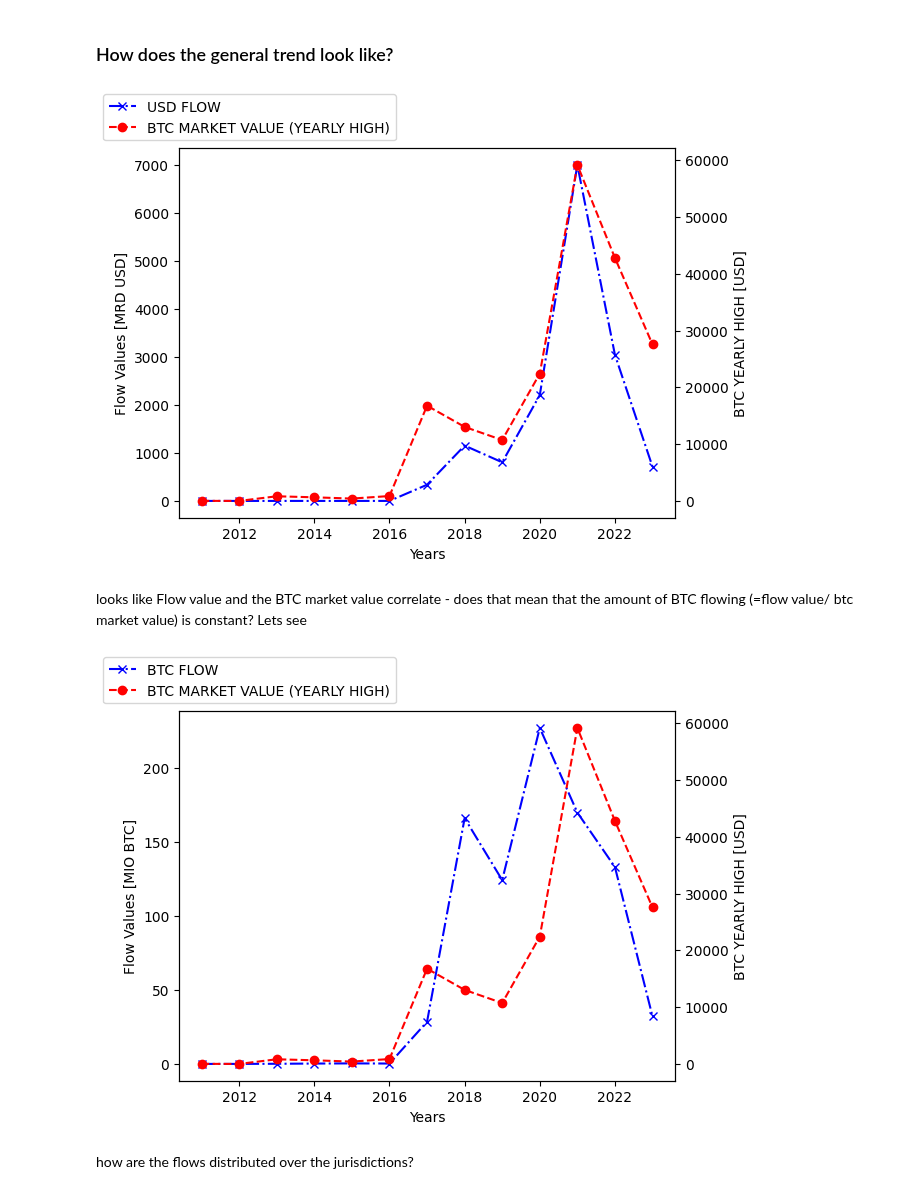
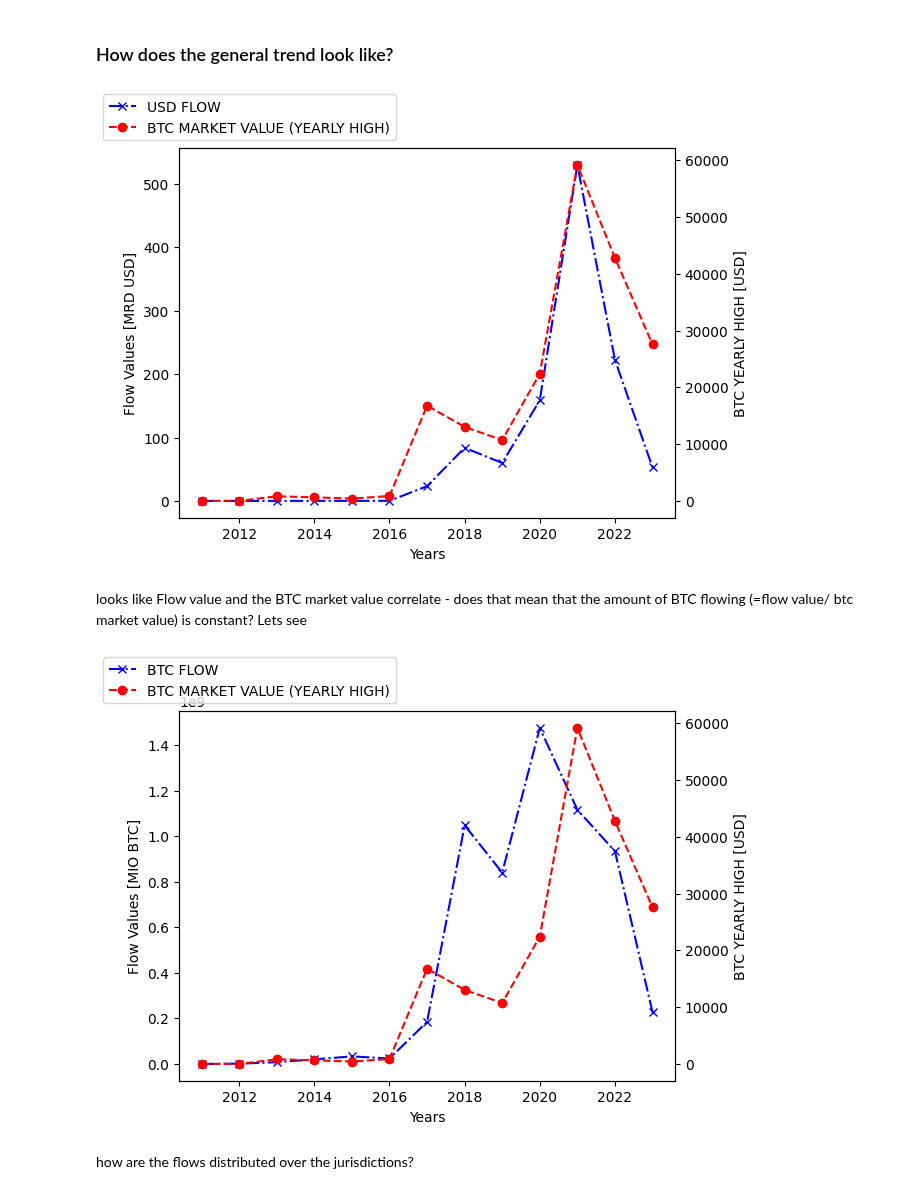
Before and after one commit to FlowDrucka64/MoneyFlow, a Jupyter notebook: data_exploration.ipynb, the cells around one changed output. Drawn from its saved outputs; the diff is of its cells as text; code cells hidden in the pictures.

Commit message:
Use source and destination amounts

```diff
--- a/data_exploration.ipynb
+++ b/data_exploration.ipynb
@@ -253,6 +253,8 @@ merged_df = merged_df.assign(src_jurisdictions=merged_df.src_jurisdictions.str.s
 merged_df = merged_df.assign(dst_jurisdictions=merged_df.dst_jurisdictions.str.split(','))
 # Create year column
 merged_df['year'] = merged_df.date.dt.year
+
+display(merged_df.tail())
 
 # Split up amounts by number of src and dst countries
 merged_df['src_value_asset'] = merged_df.apply(lambda row: row['value_asset'] / len(row['src_jurisdictions']) if row['src_jurisdictions'] is not None else row['value_asset'], axis=1)
@@ -272,14 +274,14 @@ merged_df = merged_df[merged_df['dst_jurisdictions'] != merged_df['src_jurisdict
 
 #display(merged_df.groupby(['year', 'dst_jurisdictions'])["open"].max())
 # divide by btc value
-
+# Do we really need this? Isn't value_asset already the number of tokens?
 merged_df["value_BTC"] = merged_df["value_USD"] / merged_df["high"]
 
 # Group by year and juristicion
-dst_amounts = merged_df.groupby(['year', 'dst_jurisdictions'])[['value_USD','value_BTC',"src_label","dst_label"]].sum().reset_index()
+dst_amounts = merged_df.groupby(['year', 'dst_jurisdictions'])[['value_USD', 'dst_value_asset', 'dst_value_USD', 'value_BTC',"src_label","dst_label"]].sum().reset_index()
 dst_amounts = dst_amounts.rename(columns={"dst_jurisdictions":"jurisdictions"})
 
-src_amounts = merged_df.groupby(['year', 'src_jurisdictions'])[['value_USD','value_BTC',"src_label","dst_label"]].sum().reset_index()
+src_amounts = merged_df.groupby(['year', 'src_jurisdictions'])[['value_USD', 'src_value_asset', 'src_value_USD', 'value_BTC',"src_label","dst_label"]].sum().reset_index()
 src_amounts = src_amounts.rename(columns={"src_jurisdictions":"jurisdictions"})
 
 display(dst_amounts)
@@ -314,34 +322,35 @@ display(src_amounts)
 # %% [markdown]
 ### How does the general trend look like?
 # %%
-def test_plot(flow_data,btc_data):
-    _flow_data = flow_data.groupby('year')["value_USD"].sum()/1000000000
+def test_plot(flow_data, btc_data):
+    _flow_data = flow_data.groupby('year')["src_value_USD"].sum()/1000000000
     _btc_data = btc_data.groupby('year')["high"].max()
 
     fig, ax1 = plt.subplots()
 
     # Plotting the bar plot
     ax1.plot(_flow_data.index, _flow_data.values, color='blue',marker="x",linestyle="dashdot",label="USD FLOW")
     ax1.set_ylabel('Flow Values [MRD USD]')
     ax2 = ax1.twinx()
 
     # Plotting the line plot
     ax2.plot(_flow_data.index, _btc_data.values, color='red', marker='o', linestyle="dashed",label="BTC MARKET VALUE (YEARLY HIGH)")
     ax2.set_ylabel('BTC YEARLY HIGH [USD]')
     ax1.set_xlabel('Years')
     fig.legend(loc='upper left',ncol=1)
 
     #plt.tight_layout()
 
-test_plot(src_amounts,btc_price_data)
+test_plot(src_amounts, btc_price_data)
 #test_plot(dst_amounts)
 # %% [output]
-[figure, old version]
+[figure, new version]
 # %% [markdown]
 looks like Flow value and the BTC market value correlate - does that mean that the amount of BTC flowing (=flow value/ btc market value) is constant? Lets see
 # %%
 def test_plot2(flow_data,btc_data):
-    _flow_data = flow_data.groupby('year')["value_BTC"].sum()/1000000
+    # TODO: can we use the assets or should we use BTC_value?
+    _flow_data = flow_data.groupby('year')["src_value_asset"].sum()/1000000
     _btc_data = btc_data.groupby('year')["high"].max()
 
     fig, ax1 = plt.subplots()
@@ -359,7 +368,7 @@ def test_plot2(flow_data,btc_data):
 
 test_plot2(src_amounts,btc_price_data)
 # %% [output]
-[figure, old version]
+[figure, new version]
 # %% [markdown]
 how are the flows distributed over the jurisdictions?
 # %%
```
Also changed, not shown: parts of 4 cells of this notebook.
